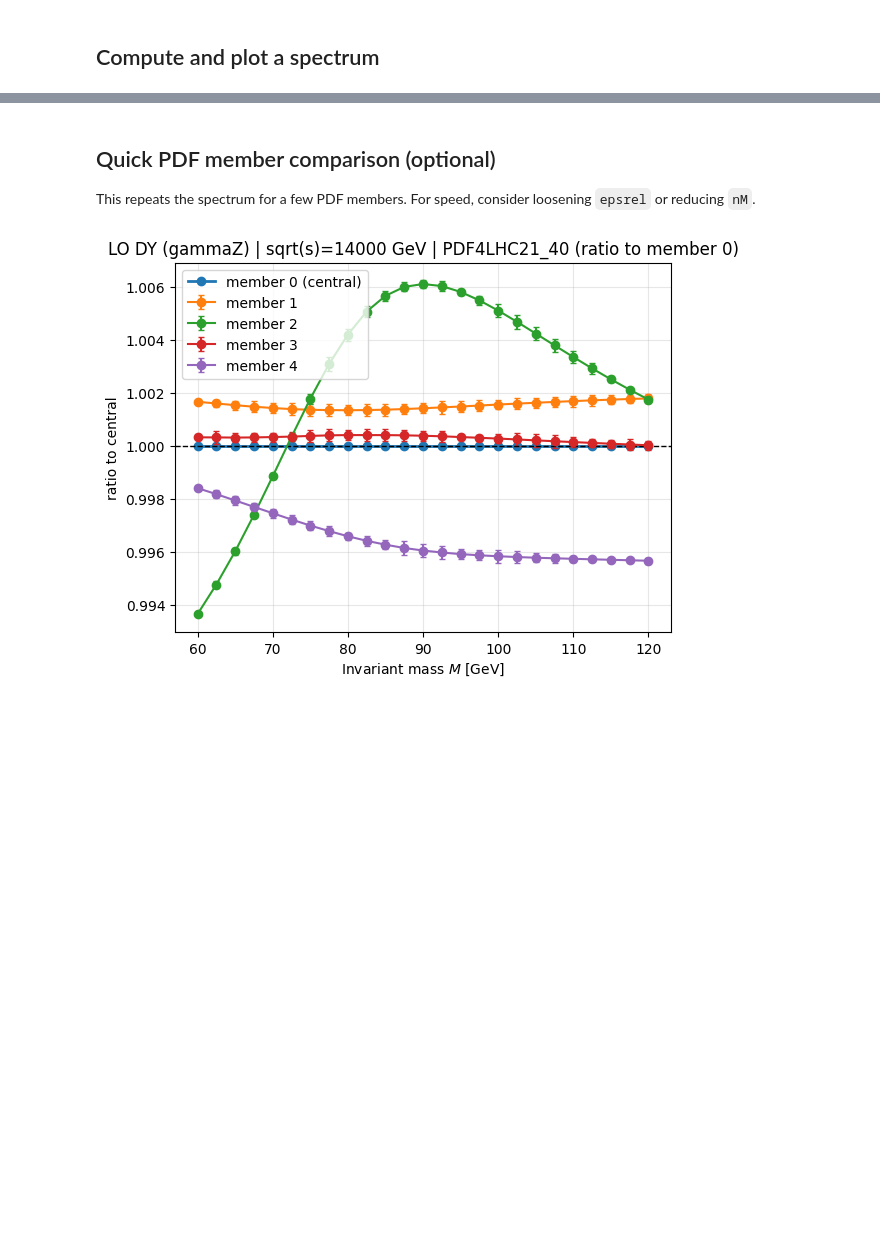
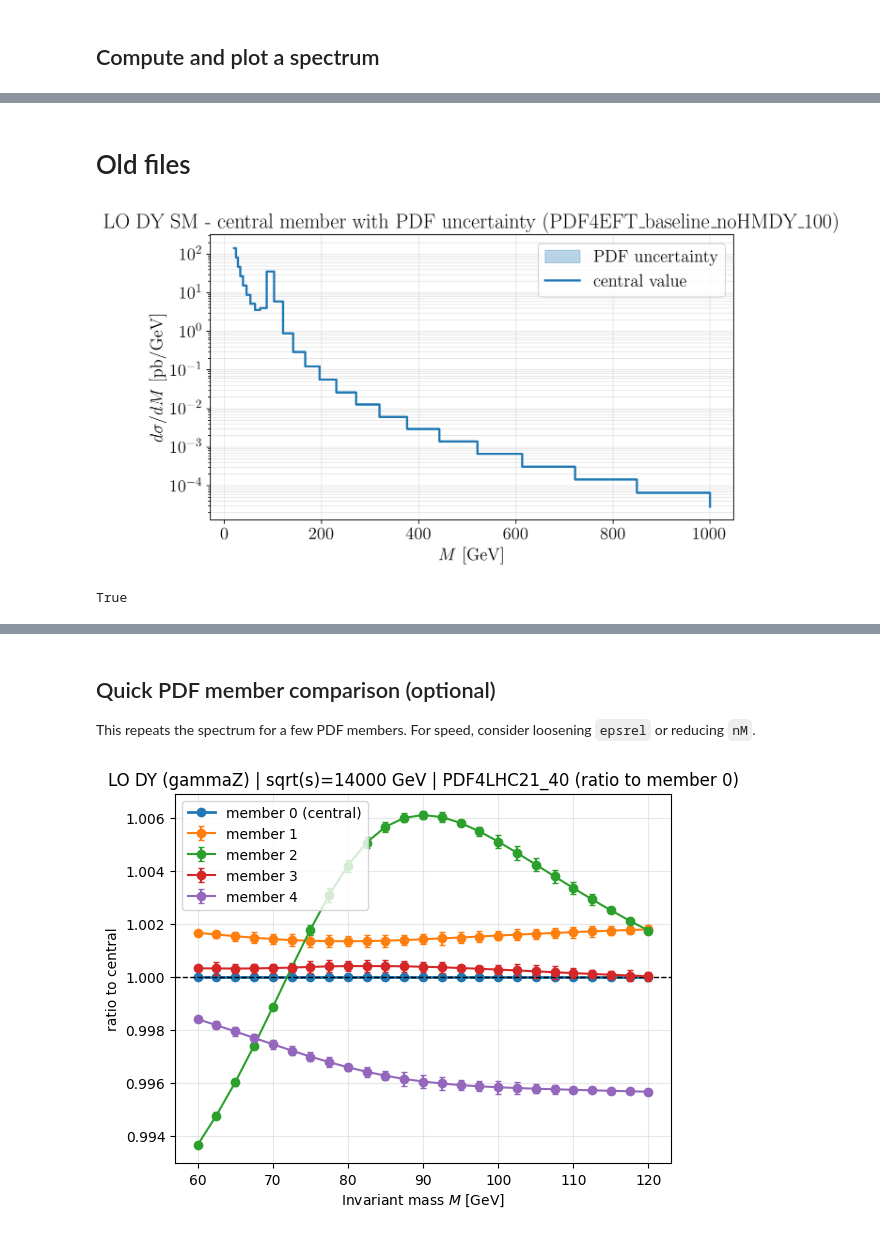
Before and after one commit to manuel-morales-a/flavourful_DY_PDF_SMEFT, a Jupyter notebook: dy_dsigma_dM_LO.ipynb, the cells around one changed output, grey strips where cells are left out. Saved outputs shown, nothing was run; the diff lists cells and outputs as text; code cells hidden in the pictures; blank space fills up the shorter version.

```diff
--- a/dy_dsigma_dM_LO.ipynb
+++ b/dy_dsigma_dM_LO.ipynb
@@ -233,0 +369,33 @@ plt.show()
+# %% [markdown]
+# Old files
+# %%
+# compute PDF uncertainty band: sqrt(sum_members (f_member - f_central)^2)
+central = all_vals[0]                       # shape (nM,)
+delta = np.sqrt(np.sum((all_vals - central[np.newaxis, :])**2, axis=0))
+
+y_low = central - delta
+y_high = central + delta
+
+# avoid non-positive values for log scale plotting
+y_low_plot = np.maximum(y_low, 1e-30)
+
+fig, ax = plt.subplots(figsize=(8,5))
+
+ax.fill_between(M_grid, y_low_plot, y_high, step='post', alpha=0.3, color='C0',
+                label=r'PDF uncertainty')
+ax.step(M_grid, central, where='post', lw=2, color='C0', label='central value')
+
+ax.set_yscale("log")
+ax.set_xlabel(r"$M$ [GeV]")
+ax.set_ylabel(r"$d\sigma/dM$ [pb/GeV]")
+ax.set_title(f"LO DY SM - central member with PDF uncertainty ({pdf_set_name})")
+ax.grid(True, which="both", alpha=0.3)
+ax.legend()
+fig.tight_layout()
+plt.show()
+# %% [output]
+[figure, added]
+# %%
+np.all(y_high - central > 0)
+# %% [output]
+True
```
Also changed, not shown: parts of 12 cells of this notebook.
